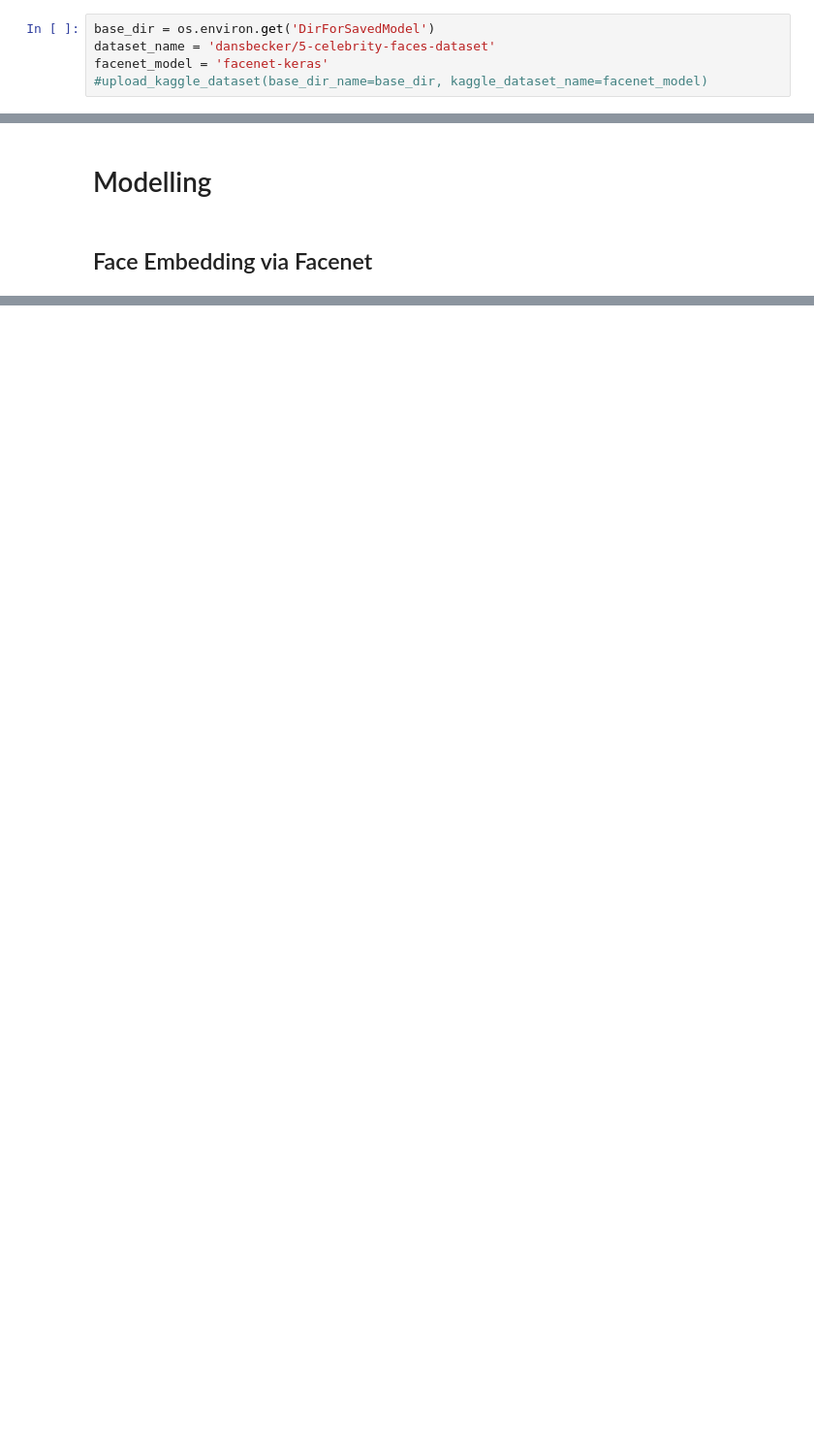
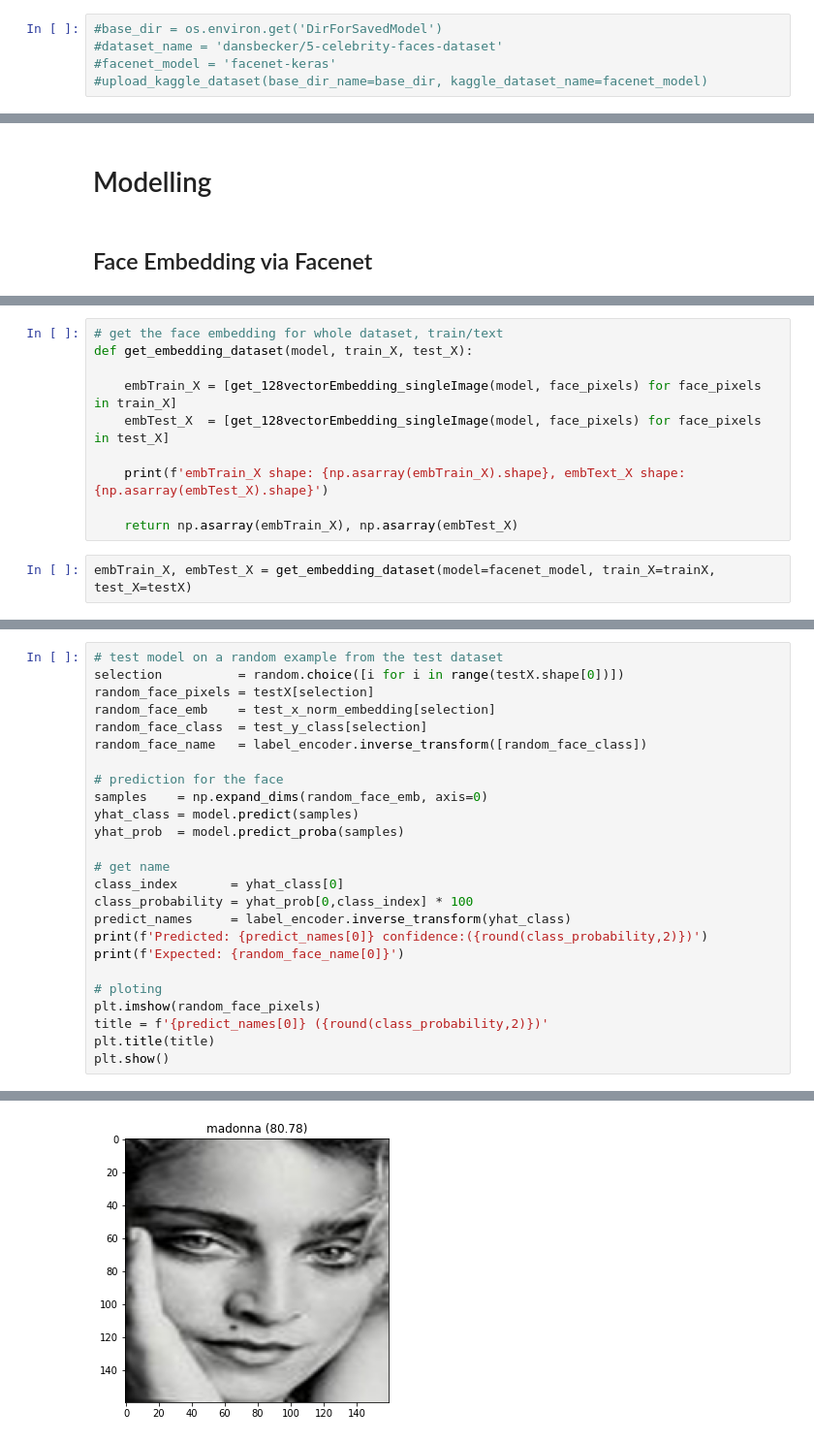
Before and after one commit to poojasaxena/face_recognition_modelling, a Jupyter notebook: keras_facenet/keras_facenet_inception_resnet_v1_celeb_data.ipynb, the cells around one changed output, grey strips where cells are left out. Shown: that part at 97% size. Cells and saved outputs as stored; diff of their text form; blank space fills up the shorter version.

```diff
--- a/keras_facenet/keras_facenet_inception_resnet_v1_celeb_data.ipynb
+++ b/keras_facenet/keras_facenet_inception_resnet_v1_celeb_data.ipynb
@@ -71,7 +75,7 @@ from download_kaggle_data import upload_kaggle_dataset
 # %%
-base_dir = os.environ.get('DirForSavedModel')
-dataset_name = 'dansbecker/5-celebrity-faces-dataset'
-facenet_model = 'facenet-keras'
+#base_dir = os.environ.get('DirForSavedModel')
+#dataset_name = 'dansbecker/5-celebrity-faces-dataset'
+#facenet_model = 'facenet-keras'
 #upload_kaggle_dataset(base_dir_name=base_dir, kaggle_dataset_name=facenet_model)
 # %% [markdown]
 # Data Preprocessing
@@ -291,0 +257,12 @@ np.savez_compressed('5-celebrity-faces-embeddings.npz', newTrainX, trainy, newTe
+# %%
+# get the face embedding for whole dataset, train/text
+def get_embedding_dataset(model, train_X, test_X):
+
+    embTrain_X = [get_128vectorEmbedding_singleImage(model, face_pixels) for face_pixels in train_X]
+    embTest_X  = [get_128vectorEmbedding_singleImage(model, face_pixels) for face_pixels in test_X]
+
+    print(f'embTrain_X shape: {np.asarray(embTrain_X).shape}, embText_X shape: {np.asarray(embTest_X).shape}')
+
+    return np.asarray(embTrain_X), np.asarray(embTest_X)
+# %%
+embTrain_X, embTest_X = get_embedding_dataset(model=facenet_model, train_X=trainX, test_X=testX)
@@ -351,0 +304,26 @@ plt.show()
+# %%
+# test model on a random example from the test dataset
+selection          = random.choice([i for i in range(testX.shape[0])])
+random_face_pixels = testX[selection]
+random_face_emb    = test_x_norm_embedding[selection]
+random_face_class  = test_y_class[selection]
+random_face_name   = label_encoder.inverse_transform([random_face_class])
+
+# prediction for the face
+samples    = np.expand_dims(random_face_emb, axis=0)
+yhat_class = model.predict(samples)
+yhat_prob  = model.predict_proba(samples)
+
+# get name
+class_index       = yhat_class[0]
+class_probability = yhat_prob[0,class_index] * 100
+predict_names     = label_encoder.inverse_transform(yhat_class)
+print(f'Predicted: {predict_names[0]} confidence:({round(class_probability,2)})')
+print(f'Expected: {random_face_name[0]}')
+
+# ploting
+plt.imshow(random_face_pixels)
+title = f'{predict_names[0]} ({round(class_probability,2)})'
+plt.title(title)
+plt.show()
+# %% [output]
@@ -351,0 +332 @@ plt.show()
+[figure, added]
```
Also changed, not shown: parts of 32 cells of this notebook.
